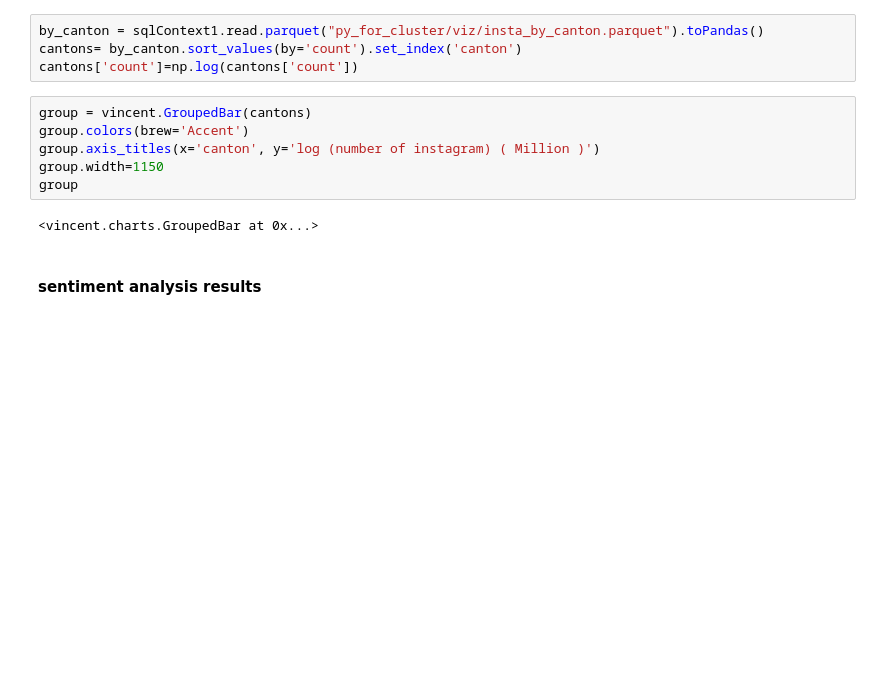
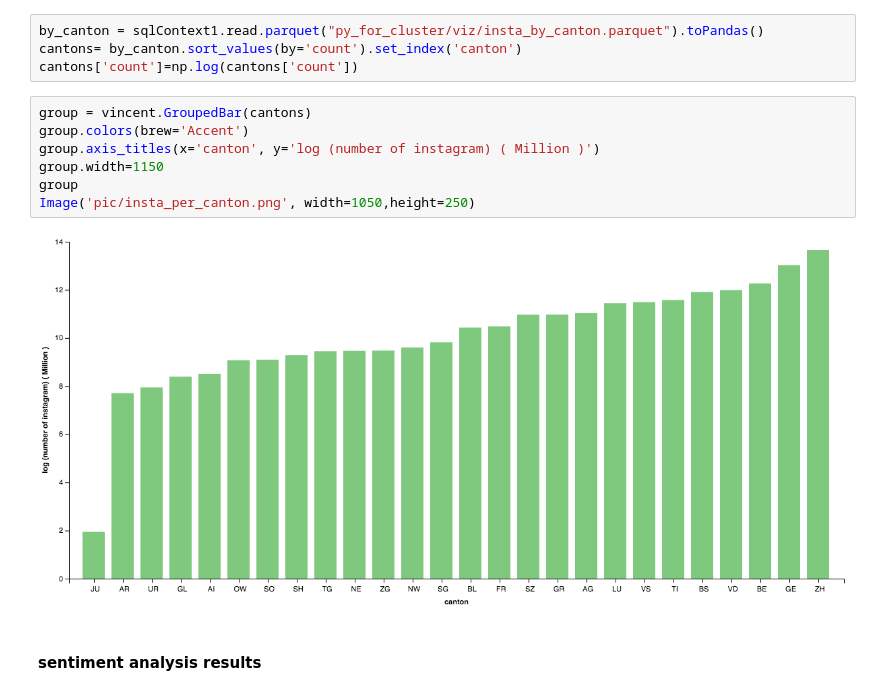
Before and after one commit to schraibi/ADA_Project, a Jupyter notebook: visualization/visualisation.ipynb, the cells around one changed output. Saved outputs shown, nothing was run; the diff lists cells and outputs as text; blank space fills up the shorter version.

```diff
--- a/visualization/visualisation.ipynb
+++ b/visualization/visualisation.ipynb
@@ -21,11 +19,12 @@ cantons['count']=np.log(cantons['count'])
 # %%
 group = vincent.GroupedBar(cantons)
 group.colors(brew='Accent')
 group.axis_titles(x='canton', y='log (number of instagram) ( Million )')
 group.width=1150
 group
+Image('pic/insta_per_canton.png', width=1050,height=250)
 # %% [output]
-<vincent.charts.GroupedBar at 0x...>
+[figure, added]
 # %% [markdown]
 #### sentiment analysis results
 # %%
```
Also changed, not shown: parts of 5 cells of this notebook, 15 other files.
